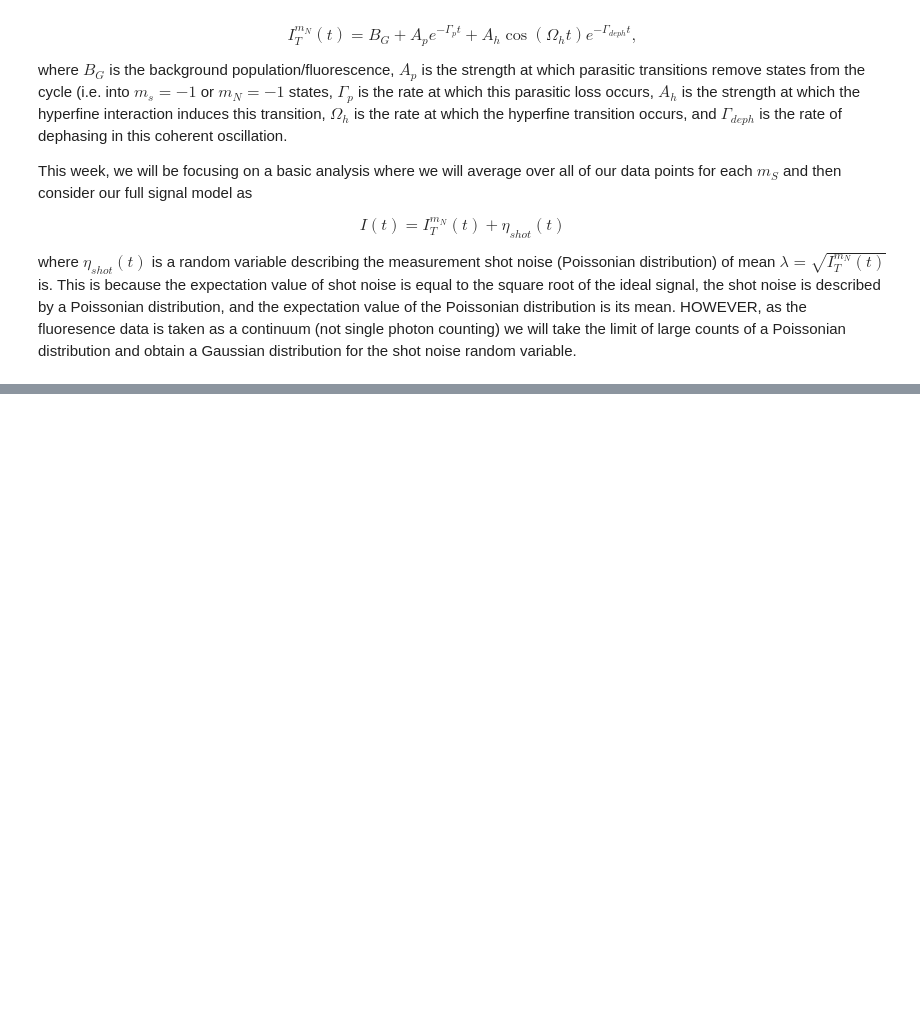
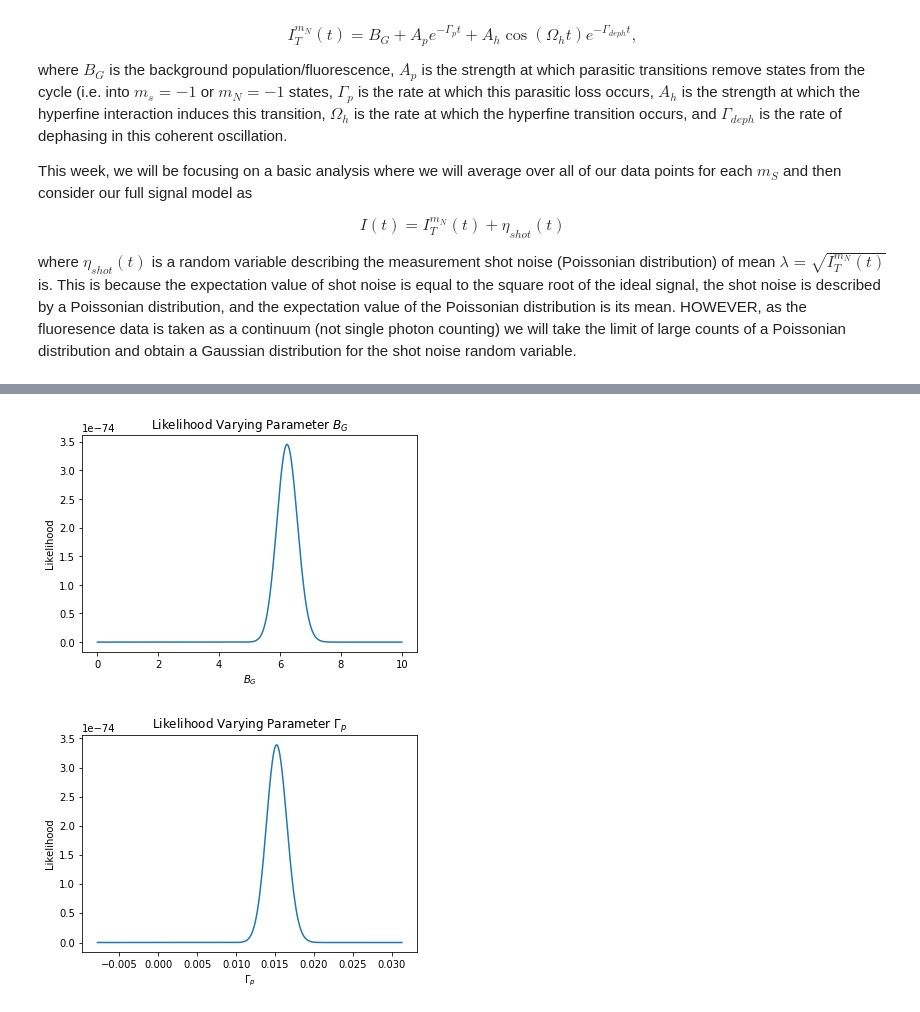
Before and after one commit to phys201/raman_rabi, a Jupyter notebook: tutorial.ipynb, the cells around one changed output, grey strips where cells are left out. Cells and saved outputs as stored; diff of their text form; code cells hidden in the pictures; blank space fills up the shorter version.

```diff
--- a/tutorial.ipynb
+++ b/tutorial.ipynb
@@ -40,0 +80,31 @@ where $\eta_{shot}(t)$ is a random variable describing the measurement shot nois
+# %%
+# plot likelihood as a function of the background fluorescence parameter
+npoints = 1000
+BG_range = np.linspace(0,10,npoints)
+gammap_range = np.linspace(-Gammap/2,2*Gammap,npoints)
+
+# thisBG, thisData = np.meshgrid(BG_range, s)
+likelihoods_bg = []
+likelihoods_gp = []
+mus_bg = []
+mus_gp = []
+for i in range(npoints):
+    bgLikelihood, mu1 = rr_model.likelihood_mN1(mN1_data, time_min, time_max, BG_range[i], Ap, Gammap, Ah, Omegah, Gammadeph)
+    likelihoods_bg.append(bgLikelihood)
+    gpLikelihood, mu2 = rr_model.likelihood_mN1(mN1_data, time_min, time_max, BG, Ap, gammap_range[i], Ah, Omegah, Gammadeph)
+    likelihoods_gp.append(gpLikelihood)
+
+plt.plot(BG_range,likelihoods_bg)
+plt.title(r"Likelihood Varying Parameter $B_G$")
+plt.xlabel(r"$B_G$")
+plt.ylabel("Likelihood")
+plt.show()
+
+plt.plot(gammap_range,likelihoods_gp)
+plt.title(r"Likelihood Varying Parameter $\Gamma_p$")
+plt.xlabel(r"$\Gamma_p$")
+plt.ylabel("Likelihood")
+plt.show()
+# %% [output]
+[figure, added]
+[figure, added]
```
Also changed, not shown: parts of 5 cells of this notebook, 2 other files.
